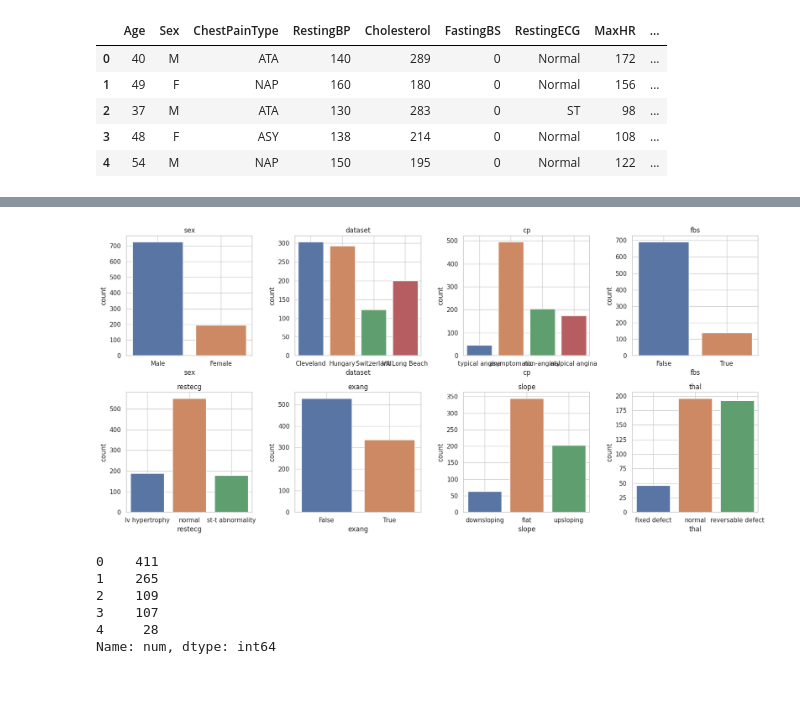
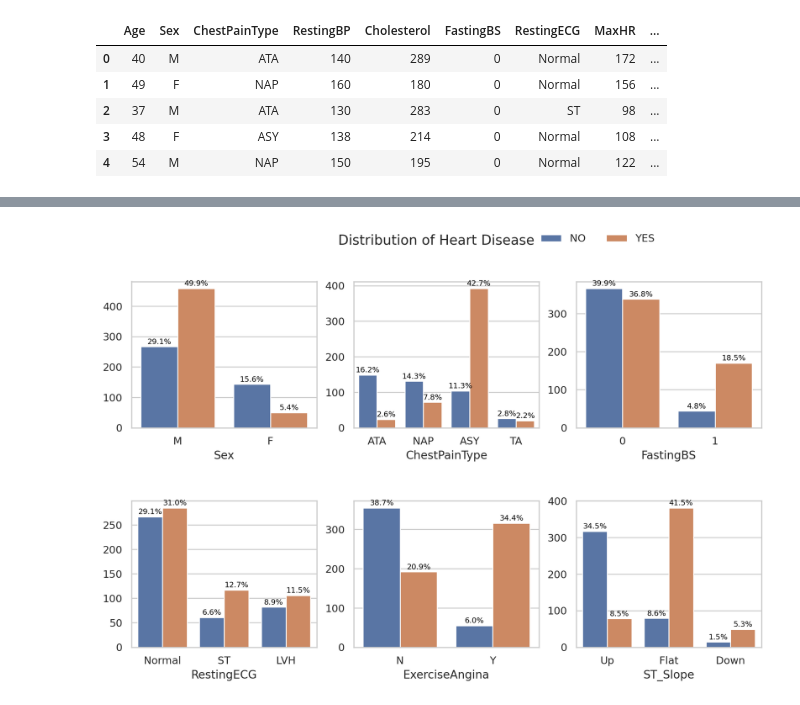
Before and after one commit to jrakhshanda55/Ausaf_ML, a Jupyter notebook: project1.ipynb, the cells around one changed output, grey strips where cells are left out. Cells and saved outputs as stored; diff of their text form; code cells hidden in the pictures.

```diff
--- a/project1.ipynb
+++ b/project1.ipynb
@@ -73,22 +74,23 @@ plt.show()
-# %%
-# Plot categorical features
-categorical_features = df.select_dtypes(include=['object']).columns
-fig, axes = plt.subplots(2, 4, figsize=(17, 8))
-axes = axes.flatten()
-for i, feature in enumerate(categorical_features):
-    sns.countplot(x=feature, data=df, ax=axes[i])
-    axes[i].set_title(feature)
-    axes[i].grid(True)
-plt.tight_layout()
-plt.show()
-# %% [output]
-[figure, removed]
-# %%
-df.num.value_counts()
-# %% [output]
-0    411
-1    265
-2    109
-3    107
-4     28
-Name: num, dtype: int64
+# %%
+categorical_features = ['Sex', 'ChestPainType', 'FastingBS', 'RestingECG', 'ExerciseAngina', 'ST_Slope']
+fig, axes = plt.subplots(2, 3, figsize=(12, 7), gridspec_kw={'hspace': 0.5})
+axes = axes.flatten()
+for ax, col in zip(axes, categorical_features):
+    sns.countplot(x=col, data=dff, hue='HeartDisease', dodge=True, ax=ax)
+    ax.get_legend().remove()
+    ax.set(ylabel='')
+
+    # Add percentages on top of each bar
+    for p in ax.patches:
+        height = p.get_height()
+        ax.annotate(f'{100 * height / len(dff[col]):.1f}%', (p.get_x() + p.get_width() / 2., height),
+                    ha='center', va='center', fontsize=8, color='black', xytext=(0, 5),
+                    textcoords='offset points')
+
+# Add legend
+handles, labels = ax.get_legend_handles_labels()
+fig.legend(handles, labels, loc='upper right', ncol=3, bbox_to_anchor=(0.78, 1), frameon=False)
+fig.suptitle('Distribution of Heart Disease')
+plt.show()
+# %% [output]
+[figure, added]
```
Also changed, not shown: parts of 2 cells of this notebook.
